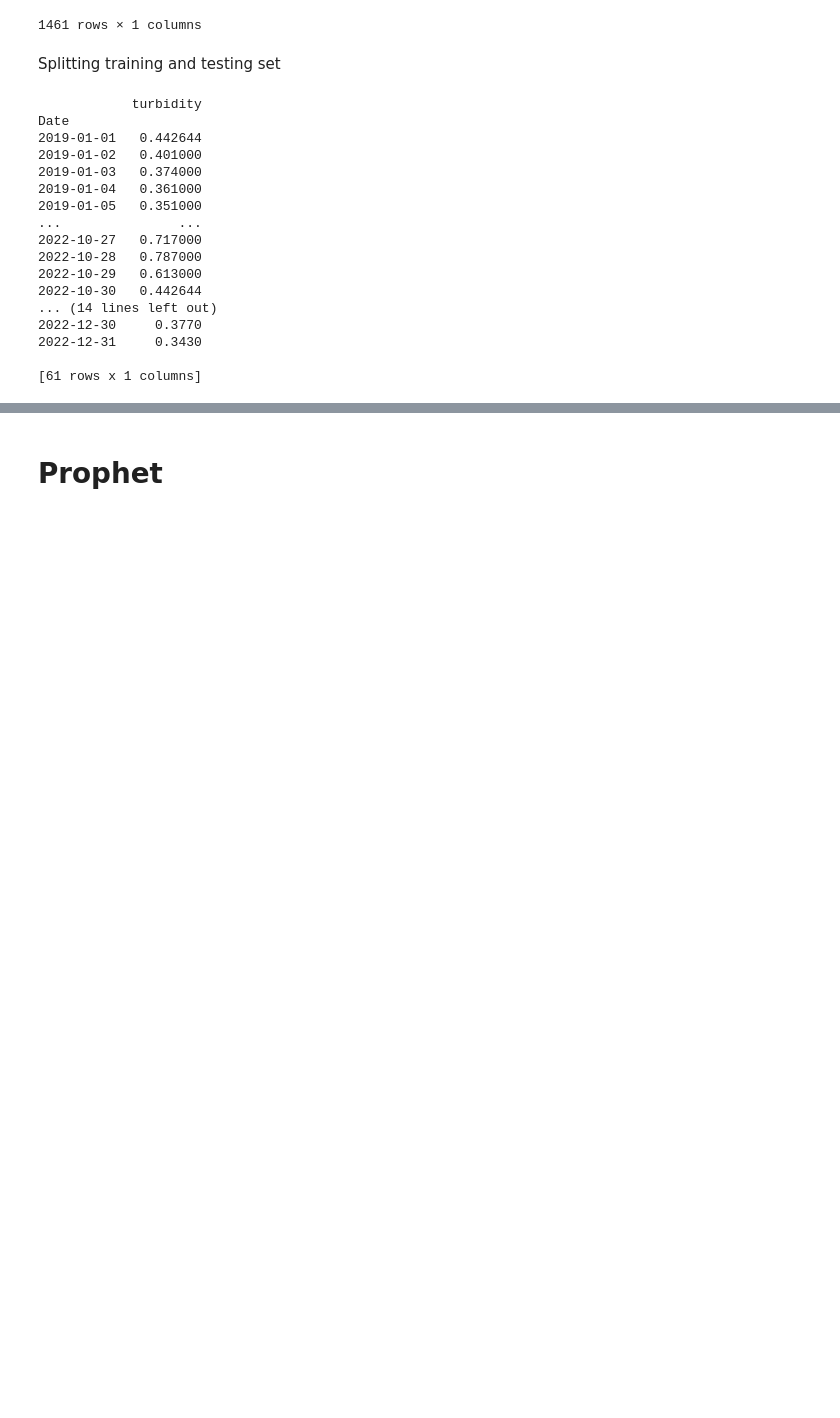
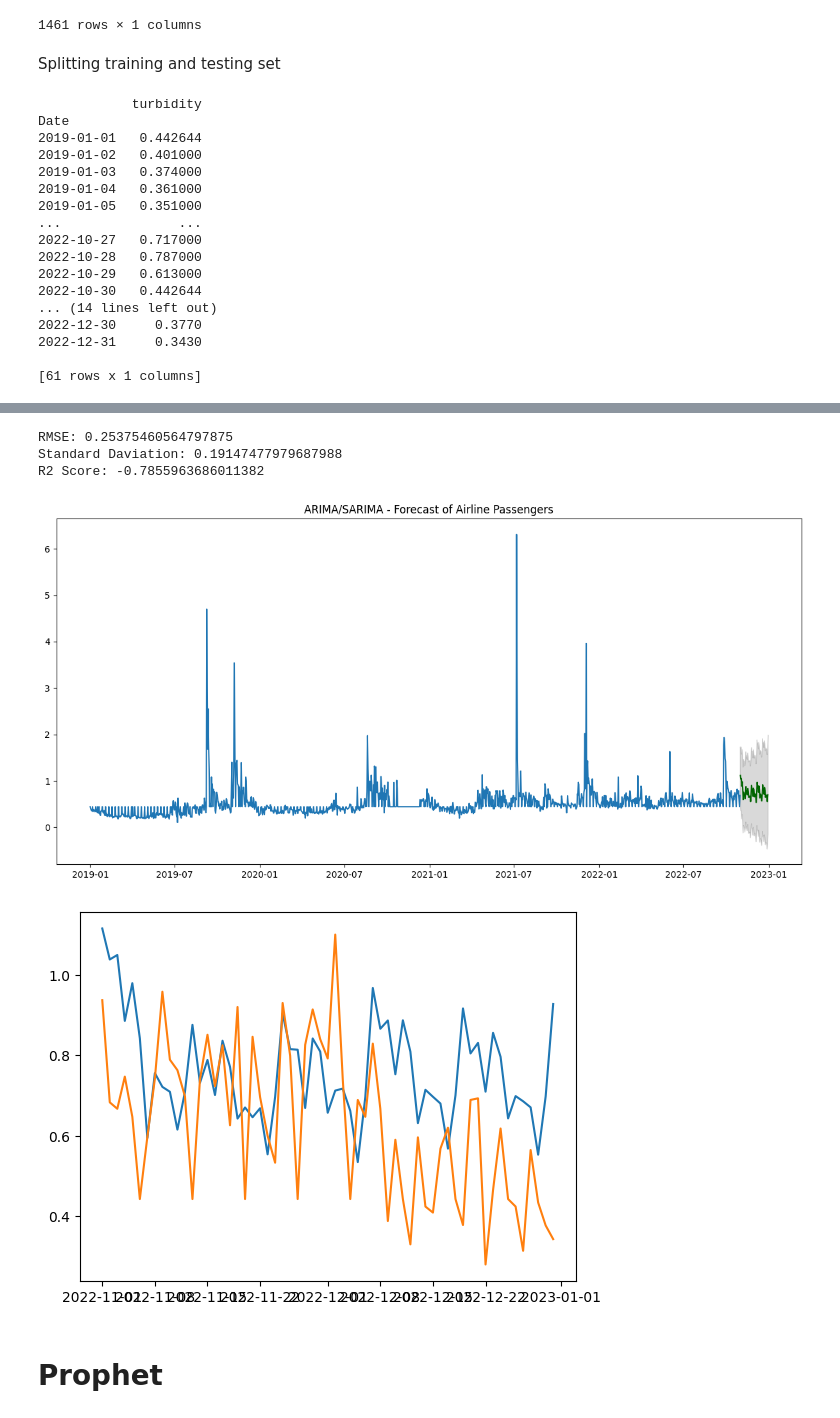
Before and after one commit to harshchauhdary/Water-Treatment-Plant-Data-Analysis, a Jupyter notebook: Turbidity_Prediction(Time_Series).ipynb, the cells around one changed output, grey strips where cells are left out. Drawn from its saved outputs; the diff is of its cells as text; code cells hidden in the pictures; blank space fills up the shorter version.

```diff
--- a/Turbidity_Prediction(Time_Series).ipynb
+++ b/Turbidity_Prediction(Time_Series).ipynb
@@ -170,3 +127,50 @@ RMSE: 0.20493291135140362
+# %%
+from sklearn.metrics import r2_score
+
+# print(len(test))
+def rmse(values, predictions, skip=0):
+    import math
+    assert(len(values) == len(predictions))
+    return math.sqrt(sum([(values[i]-predictions[i])**2 for i in range(skip, len(values))])/len(values))
+
+
+def forecast(ARIMA_model, periods=61):
+    # Forecast
+    n_periods = periods
+    fitted, confint = ARIMA_model.predict(n_periods=n_periods, return_conf_int=True)
+    index_of_fc = pd.date_range(train.index[-1], periods = n_periods, freq='D')
+
+    # make series for plotting purpose
+    fitted_series = pd.Series(fitted, index=index_of_fc)
+    lower_series = pd.Series(confint[:, 0], index=index_of_fc)
+    upper_series = pd.Series(confint[:, 1], index=index_of_fc)
+
+    #RSME
+    print(f"RMSE: {rmse(test.iloc[:,0],fitted)}")
+    print(f"Standard Daviation: {test['turbidity'].std() }")
+    print(f"R2 Score: {r2_score(test.iloc[:,0],fitted)}")
+    # Plot
+    plt.figure(figsize=(15,7))
+    plt.plot(train["turbidity"], color='#1f76b4')
+    plt.plot(fitted_series, color='darkgreen')
+    plt.fill_between(lower_series.index,
+                    lower_series,
+                    upper_series,
+                    color='k', alpha=.15)
+
+    plt.title("ARIMA/SARIMA - Forecast of Airline Passengers")
+    plt.show()
+    plt.plot(fitted)
+    plt.plot(test)
+    plt.show()
+
+forecast(SARIMA_model)
+# %% [output]
+RMSE: 0.25375460564797875
+Standard Daviation: 0.19147477979687988
+R2 Score: -0.7855963686011382
+[figure, added]
+[figure, added]
 # %% [markdown]
 # Prophet
 # %%
```
Also changed, not shown: parts of 33 cells of this notebook, 1 other file.
